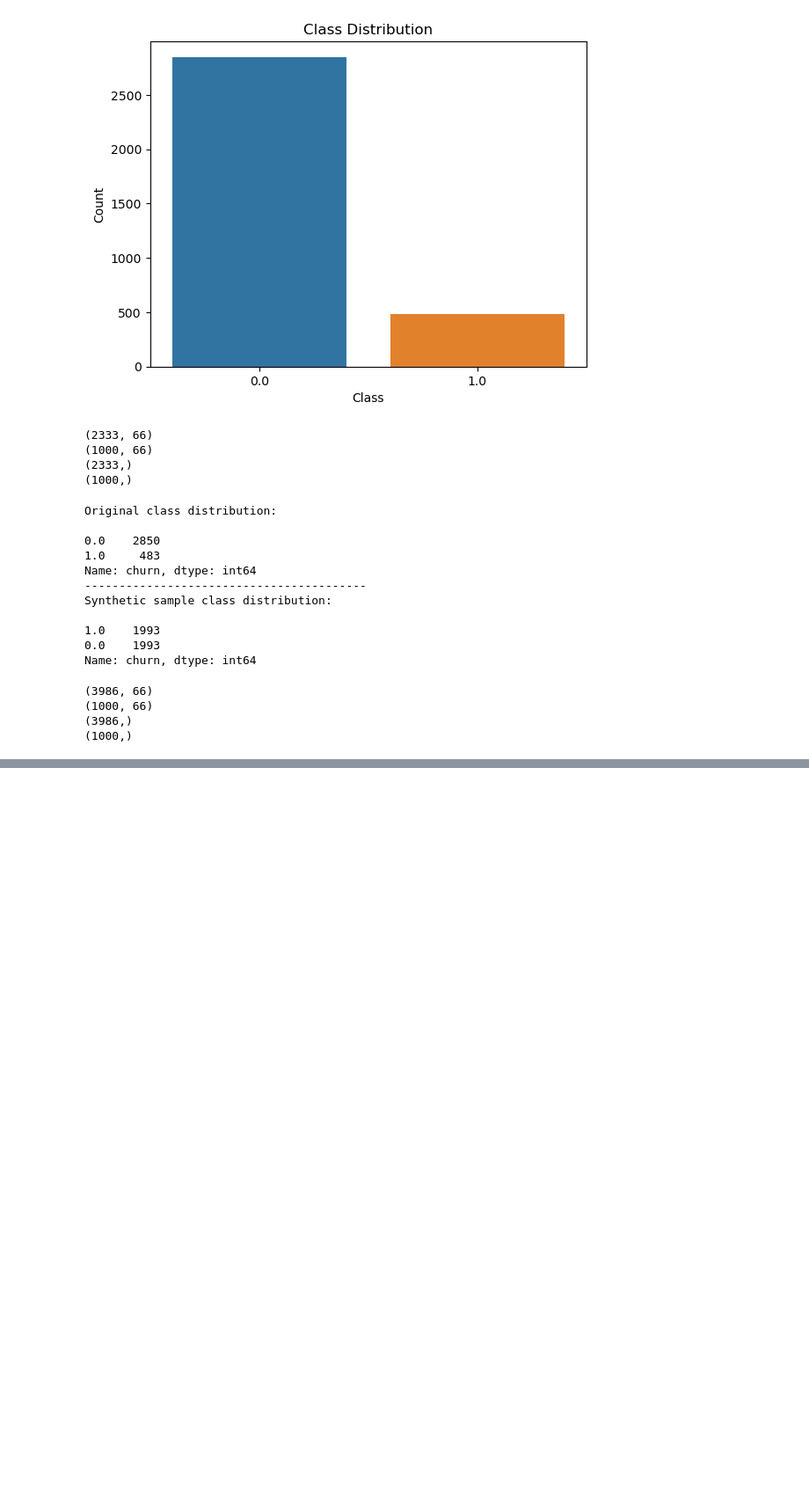
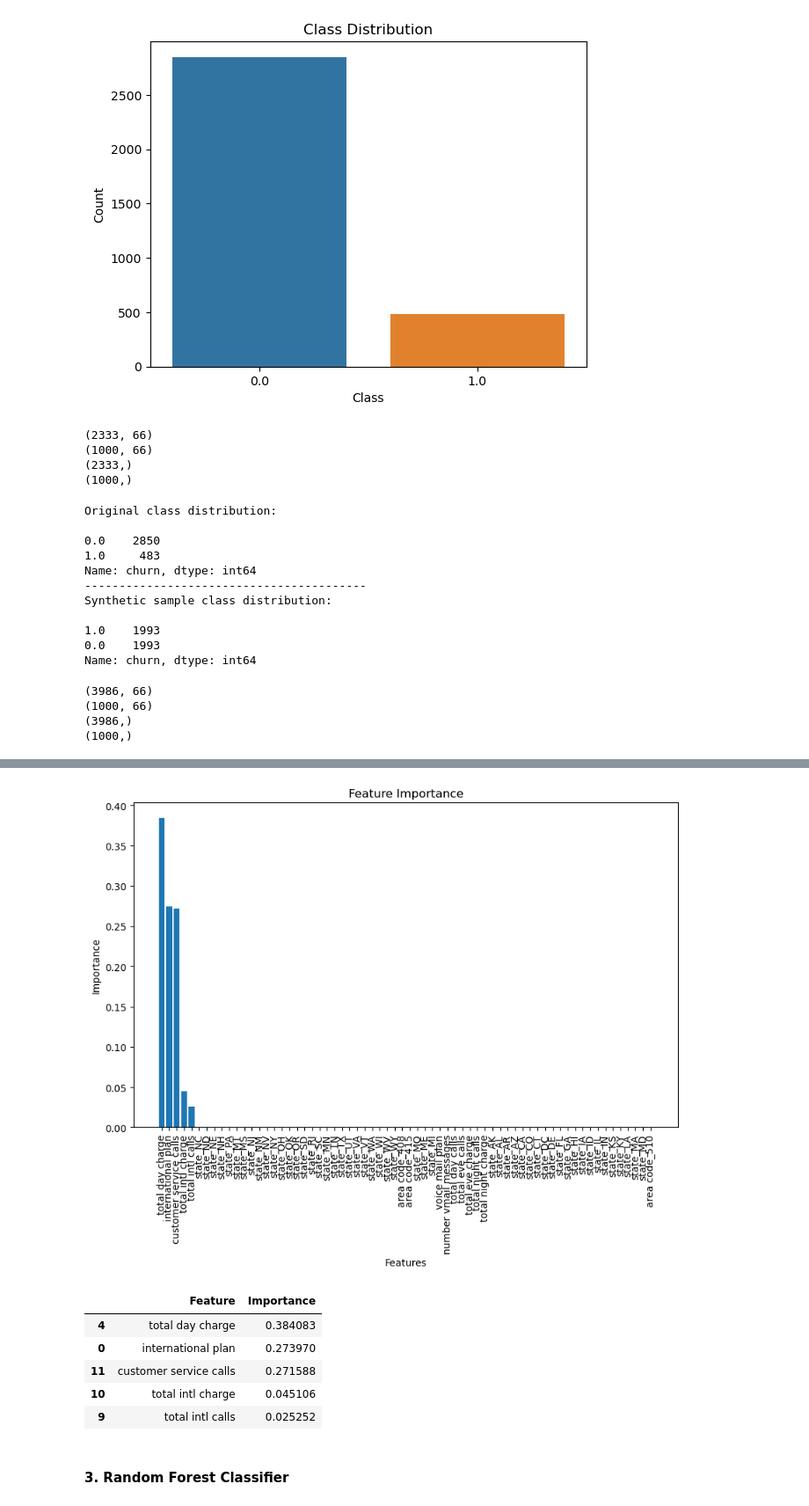
Before and after one commit to Emilly-Njue/Phase3-Project, a Jupyter notebook: customer_churn.ipynb, the cells around one changed output, grey strips where cells are left out. Shown at 88% size. Drawn from its saved outputs; the diff is of its cells as text; code cells hidden in the pictures; blank space fills up the shorter version.

Commit message:
Random Forest

```diff
--- a/customer_churn.ipynb
+++ b/customer_churn.ipynb
@@ -1085,0 +721,19 @@ Overall, the tuned XGBoost classifier demonstrates excellent performance, with h
+# %%
+def plot_feature_importance(model, X):
+    feature_importance = model.feature_importances_
+
+    feature_importance_df = pd.DataFrame({'Feature': X.columns, 'Importance': feature_importance})
+
+    feature_importance_df = feature_importance_df.sort_values('Importance', ascending=False)
+
+    plt.figure(figsize=(10, 6))
+    plt.bar(feature_importance_df['Feature'], feature_importance_df['Importance'])
+    plt.xticks(rotation='vertical')
+    plt.xlabel('Features')
+    plt.ylabel('Importance')
+    plt.title('Feature Importance')
+    plt.show()
+
+    top_features = feature_importance_df.head(5)
+
+    return top_features
@@ -1085,0 +807,5 @@ Overall, the tuned XGBoost classifier demonstrates excellent performance, with h
+# %%
+dt_model = DecisionTreeClassifier(max_depth=3)
+
+# Fit the model and evaluate
+evaluate_model(dt_model, X_train, y_train, X_test, y_test)
@@ -1085,0 +832,12 @@ Overall, the tuned XGBoost classifier demonstrates excellent performance, with h
+# %%
+plot_feature_importance(dt_model, X)
+# %% [output]
+[figure, added]
+|  | Feature | Importance |
+| 4 | total day charge | 0.384083 |
+| 0 | international plan | 0.273970 |
+| 11 | customer service calls | 0.271588 |
+| 10 | total intl charge | 0.045106 |
+| 9 | total intl calls | 0.025252 |
+# %% [markdown]
+#### 3. Random Forest Classifier
```
Also changed, not shown: parts of 47 cells of this notebook.
